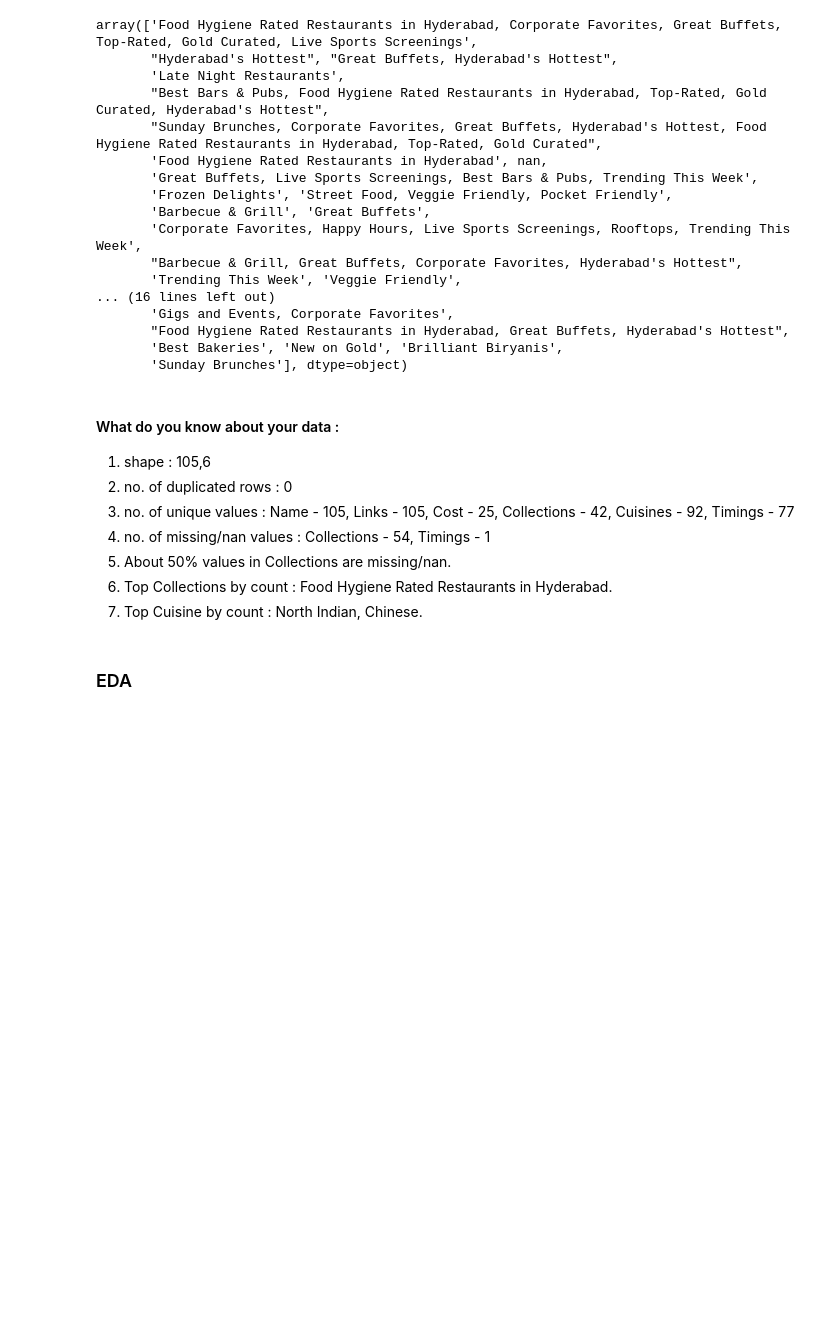
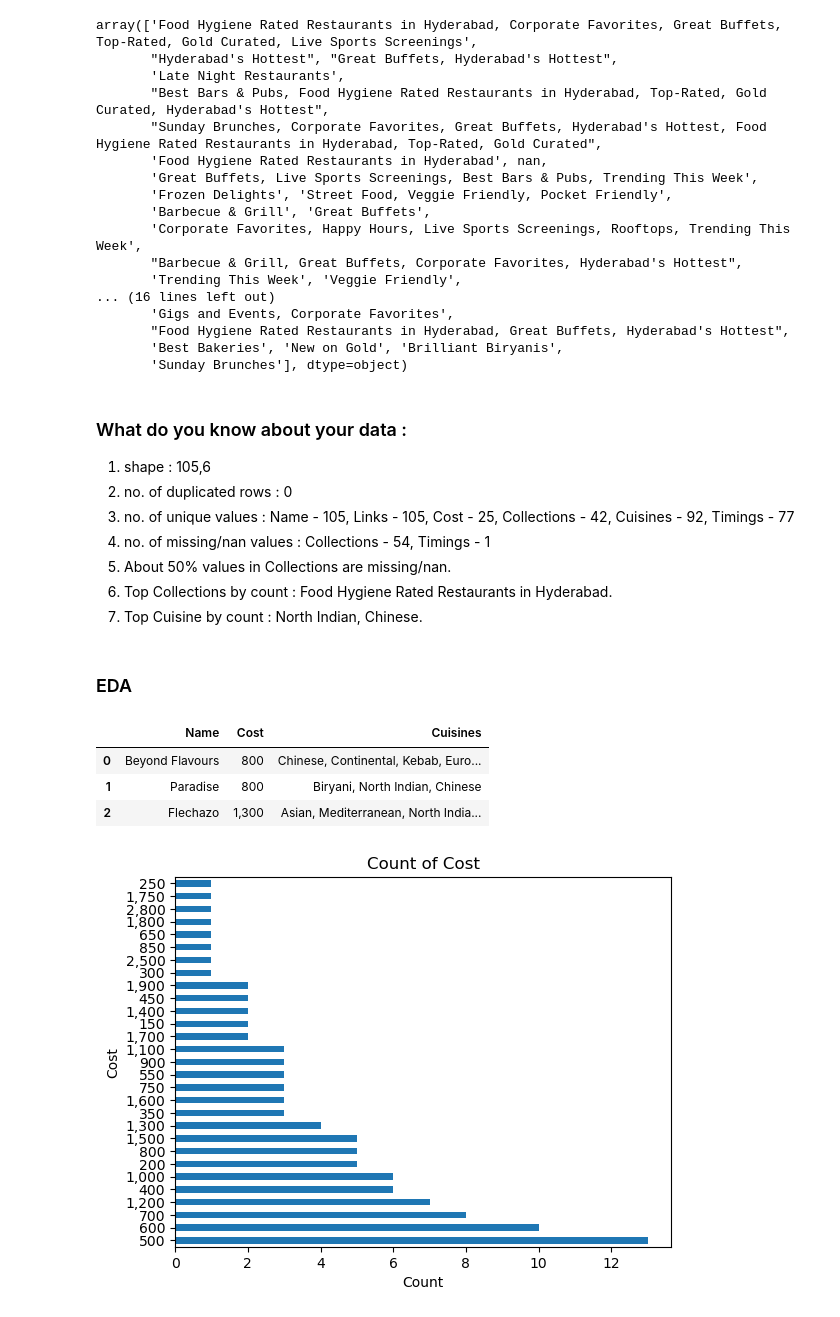
Before and after one commit to mdismailquraishicse/ZomatoRestaurantClusteringAndSentimentAnalysis, a Jupyter notebook: eda_restaurant_names.ipynb, the cells around one changed output. Cells and saved outputs as stored; diff of their text form; code cells hidden in the pictures; blank space fills up the shorter version.

Commit message:
eda done for restaurant_names file

```diff
--- a/eda_restaurant_names.ipynb
+++ b/eda_restaurant_names.ipynb
@@ -95,7 +98,7 @@ array(['Food Hygiene Rated Restaurants in Hyderabad, Corporate Favorites, Great
        'Best Bakeries', 'New on Gold', 'Brilliant Biryanis',
        'Sunday Brunches'], dtype=object)
 # %% [markdown]
-#### What do you know about your data :
+### What do you know about your data :
 1. shape : 105,6
 2. no. of duplicated rows : 0
 3. no. of unique values : Name - 105, Links - 105, Cost - 25, Collections - 42, Cuisines - 92, Timings - 77
@@ -105,3 +108,20 @@ array(['Food Hygiene Rated Restaurants in Hyderabad, Corporate Favorites, Great
 7. Top Cuisine by count : North Indian, Chinese.
 # %% [markdown]
 ### EDA
+# %%
+# EDA
+df = restaurant_meta_data.drop(['Collections','Timings','Links'],axis=1) # Drop columns ['Collections','Timings','Links'] and assign in df
+df.head(3)
+# %% [output]
+|  | Name | Cost | Cuisines |
+| 0 | Beyond Flavours | 800 | Chinese, Continental, Kebab, Euro... |
+| 1 | Paradise | 800 | Biryani, North Indian, Chinese |
+| 2 | Flechazo | 1,300 | Asian, Mediterranean, North India... |
+# %%
+df['Cost'].value_counts().plot.barh()
+plt.title('Count of Cost')
+plt.xlabel('Count')
+plt.ylabel('Cost')
+plt.show()
+# %% [output]
+[figure, added]
```
Also changed, not shown: parts of 7 cells of this notebook.
